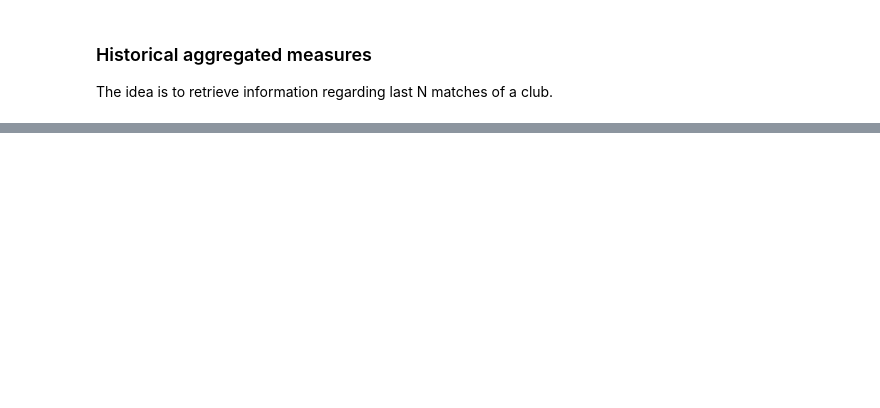
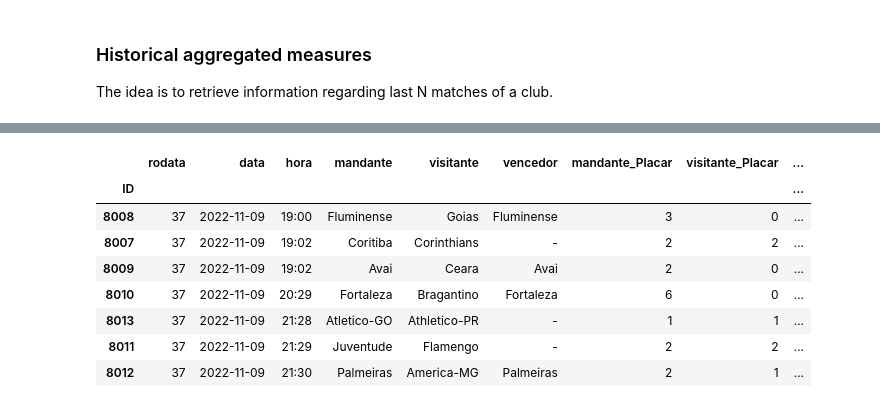
Before and after one commit to Eudi-Duarte/brasileirao-notebook, a Jupyter notebook: braileirao.ipynb, the cells around one changed output, grey strips where cells are left out. Cells and saved outputs as stored; diff of their text form; code cells hidden in the pictures; blank space fills up the shorter version.

```diff
--- a/braileirao.ipynb
+++ b/braileirao.ipynb
@@ -135,0 +155,16 @@ partidas.loc[(partidas["mandante"] == "Ceara") | (partidas["visitante"] == "Cear
+# %%
+schedule = get_matches(date="2022-11-09")
+
+schedule["home_history_gols_as"] = schedule.apply(lambda row: get_history(row["mandante"], date=row["data"])["gols_as_host"], axis=1)
+
+schedule
+# %% [output]
+|  | rodata | data | hora | mandante | visitante | vencedor | mandante_Placar | visitante_Placar | ... |
+| ID |  |  |  |  |  |  |  |  | ... |
+| 8008 | 37 | 2022-11-09 | 19:00 | Fluminense | Goias | Fluminense | 3 | 0 | ... |
+| 8007 | 37 | 2022-11-09 | 19:02 | Coritiba | Corinthians | - | 2 | 2 | ... |
+| 8009 | 37 | 2022-11-09 | 19:02 | Avai | Ceara | Avai | 2 | 0 | ... |
+| 8010 | 37 | 2022-11-09 | 20:29 | Fortaleza | Bragantino | Fortaleza | 6 | 0 | ... |
+| 8013 | 37 | 2022-11-09 | 21:28 | Atletico-GO | Athletico-PR | - | 1 | 1 | ... |
+| 8011 | 37 | 2022-11-09 | 21:29 | Juventude | Flamengo | - | 2 | 2 | ... |
+| 8012 | 37 | 2022-11-09 | 21:30 | Palmeiras | America-MG | Palmeiras | 2 | 1 | ... |
```
Also changed, not shown: parts of 4 cells of this notebook.
